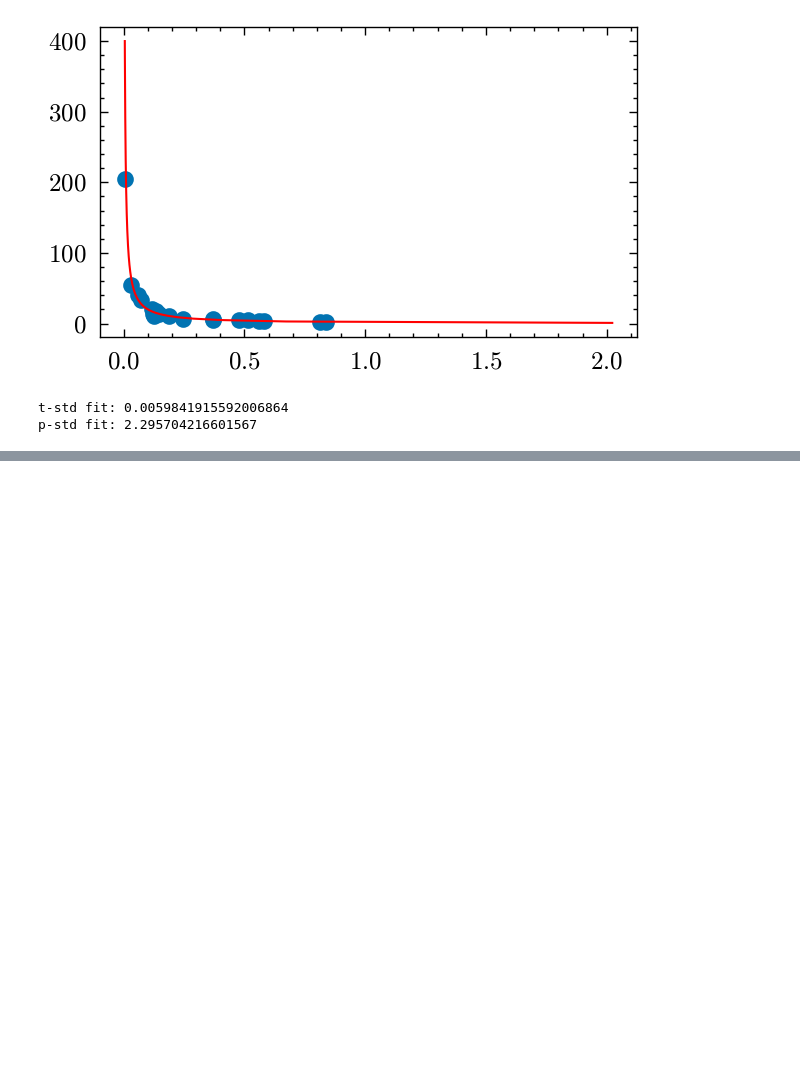
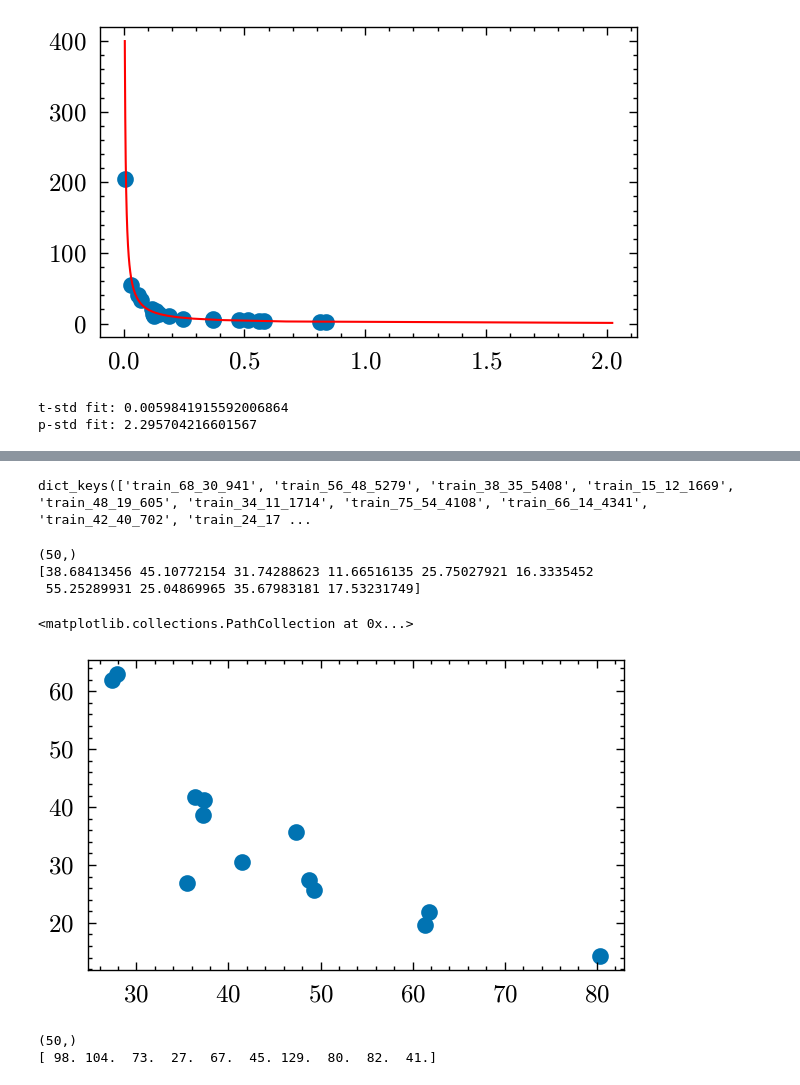
Before and after one commit to icg-gravwaves/Phase_Time_Amplitude, a Jupyter notebook: Uncertainty_Modelling/Uncertainities.ipynb, the cells around one changed output, grey strips where cells are left out. Cells and saved outputs as stored; diff of their text form; code cells hidden in the pictures; blank space fills up the shorter version.

```diff
--- a/Uncertainty_Modelling/Uncertainities.ipynb
+++ b/Uncertainty_Modelling/Uncertainities.ipynb
@@ -261,0 +278,54 @@ p-std fit: 2.295704216601567
+# %%
+print(training_arrays.keys())
+# %% [output]
+dict_keys(['train_68_30_941', 'train_56_48_5279', 'train_38_35_5408', 'train_15_12_1669', 'train_48_19_605', 'train_34_11_1714', 'train_75_54_4108', 'train_66_14_4341', 'train_42_40_702', 'train_24_17 ...
+# %%
+def chirp_mass(m1, m2):
+    m1 = np.asarray(m1, dtype=float)
+    m2 = np.asarray(m2, dtype=float)
+    return (m1*m2)**(3/5) / (m1+m2)**(1/5)
+
+def chirp_masses_from_keys(keys):
+    m1s, m2s = [], []
+    for k in keys:
+        parts = k.split("_")
+        # expected: ["train", m1, m2, d]
+        m1s.append(float(parts[1]))
+        m2s.append(float(parts[2]))
+    return chirp_mass(np.array(m1s), np.array(m2s))
+
+# keys view -> list (keeps the dict iteration order)
+keys_list = list(training_wfs.keys())
+
+chirp_masses = chirp_masses_from_keys(keys_list)
+
+print(chirp_masses.shape)
+print(chirp_masses[:10])
+new_chirp_masses = chirp_masses[mask]
+# %% [output]
+(50,)
+[38.68413456 45.10772154 31.74288623 11.66516135 25.75027921 16.3335452
+ 55.25289931 25.04869965 35.67983181 17.53231749]
+# %%
+plt.scatter(new_bandwidth, new_chirp_masses)
+# %% [output]
+<matplotlib.collections.PathCollection at 0x...>
+[figure, added]
+# %%
+def total_masses_from_keys(keys):
+    m1s, m2s = [], []
+    for k in keys:
+        _, m1, m2, _ = k.split("_")
+        m1s.append(float(m1))
+        m2s.append(float(m2))
+    return np.array(m1s) + np.array(m2s)
+
+keys_list = list(training_wfs.keys())
+total_masses = total_masses_from_keys(keys_list)
+
+print(total_masses.shape)
+print(total_masses[:10])
+new_total_masses = total_masses[mask]
+# %% [output]
+(50,)
+[ 98. 104.  73.  27.  67.  45. 129.  80.  82.  41.]
```
Also changed, not shown: parts of 13 cells of this notebook, 1 other file.
